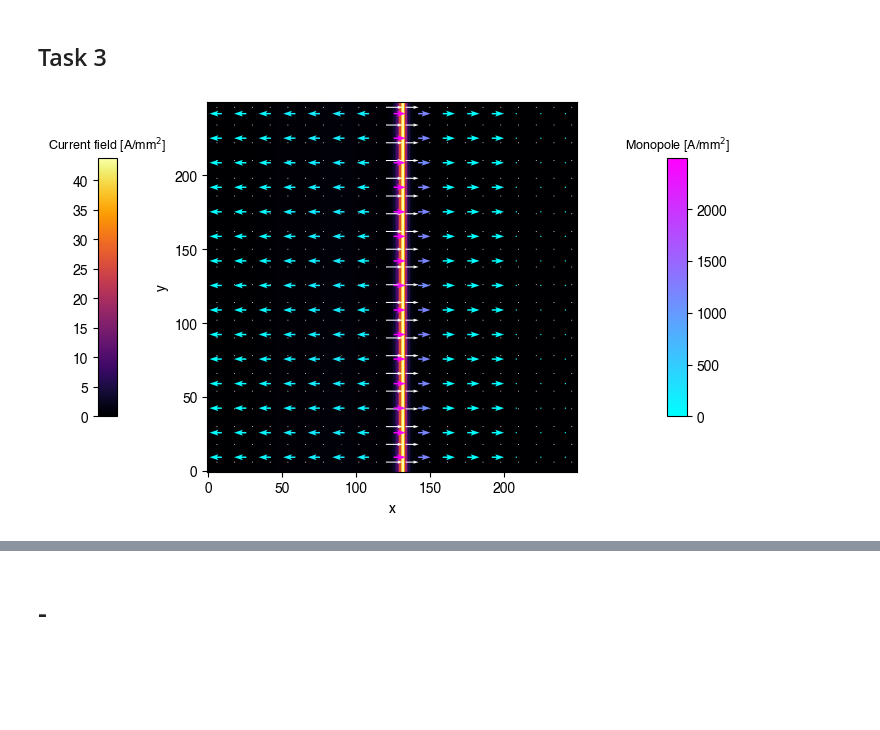
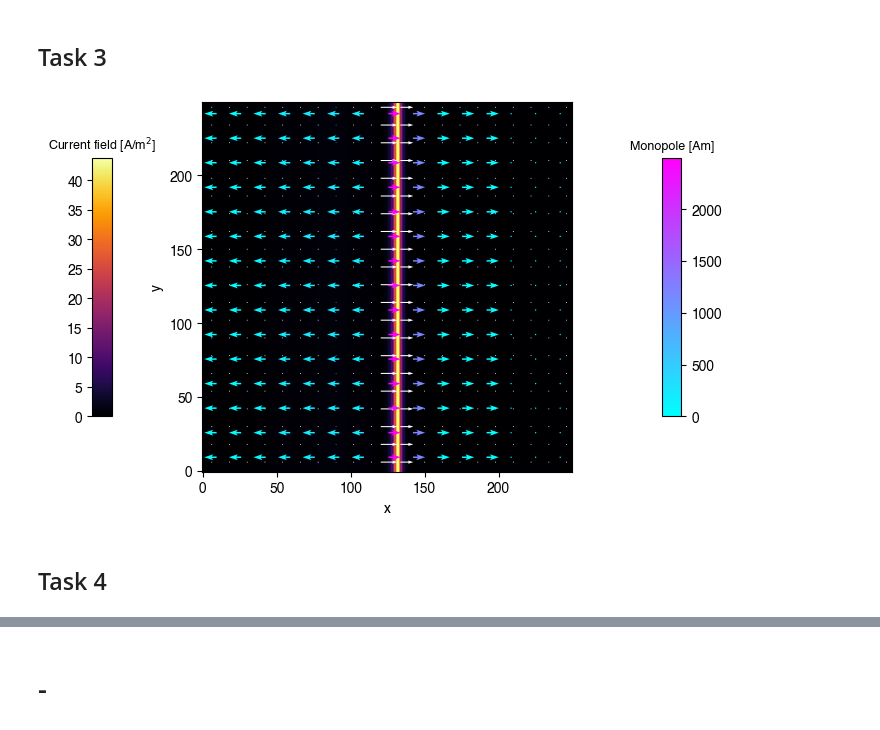
Before and after one commit to mikeonly/currio, a Jupyter notebook: notebooks/Multipole.ipynb, the cells around one changed output, grey strips where cells are left out. Saved outputs shown, nothing was run; the diff lists cells and outputs as text; code cells hidden in the pictures; blank space fills up the shorter version.

```diff
--- a/notebooks/Multipole.ipynb
+++ b/notebooks/Multipole.ipynb
@@ -30,4 +30,5 @@ array([ 1.33895715, -1.10356946, -2.07820291])
 loop = magpy.current.Polyline(vertices=pts, current=1)
 loop.show()
 # %%
-Jxy = np.loadtxt('/Users/valeriodesio/Desktop/Jxy.csv', float, delimiter=',')
+Jxy = np.loadtxt('/Users/ValerioDeSio/Desktop/PythonThesis/Jxy.csv', float, delimiter=',')
+Jxy.shape
@@ -161,6 +168,6 @@ monopole
 # %% [output]
 array([-8.7238376,  0.       ,  0.       ])
 # %%
-grid_monopoles, grid_centers = get_grid_monopole_expansion(current_density, pts, grid_spec=(10,10), volume_element=1.0)
+grid_monopoles, grid_centers = get_grid_monopole_expansion(current_density, pts, grid_spec=(15,15), volume_element=1.0)
 grid_monopoles[0, 0, :]
 # %% [output]
@@ -259,4 +281,4 @@ current_density_series[:, 1, 1] = [1, 1, 2, 3, 4]  # Jy values
 current_density_series[:, 0, 2] = [1, 1, 1, 1, 1]  # Jx
 current_density_series[:, 1, 2] = [1, 0, 1, 1, 1]  # Jy
 # %%
-grid_monopoles_series = get_grid_monopole_expansion_time(current_density_series, pts, grid_spec=(2,2), volume_element=1.0)
+grid_monopoles_series, centers = get_grid_monopole_expansion_time(current_density_series, pts, grid_spec=(2,2))
@@ -513,7 +517,7 @@ def plot_vector_field_2d_monopoles(current_distribution, grid_monopoles, grid_ce
 
     cb2 = fig.colorbar(q, cax=cax_right, orientation='vertical')
     if units_mono:
-        cax_right.set_title(f"Monopole [{units}]", fontsize=9, loc='center')
+        cax_right.set_title(f"Monopole [{units_mono}]", fontsize=9, loc='center')
 
     if zoom_in_region is not None:
         x0, y0 = zoom_in_region[0]
@@ -533,6 +537,8 @@ def plot_vector_field_2d_monopoles(current_distribution, grid_monopoles, grid_ce
 
     return fig
 # %%
-plot_vector_field_2d_monopoles(GridSampler.pts_to_grid(current_density, 250, 250)[0:2, :, :].permute(0, 2, 1), grid_monopoles, grid_centers, color='white', units=r'A/mm$^2$', units_mono=r'A/mm$^2$', monopole_cmap='cool', cmap='inferno')
+plot_vector_field_2d_monopoles(GridSampler.pts_to_grid(current_density, 250, 250)[0:2, :, :].permute(0, 2, 1), grid_monopoles, grid_centers, color='white', units=r'A/m$^2$', units_mono=r'Am', monopole_cmap='cool', cmap='inferno')
 # %% [output]
-[figure, old version]
+[figure, new version]
+# %% [markdown]
+## Task 4
```
Also changed, not shown: parts of 17 cells of this notebook.
